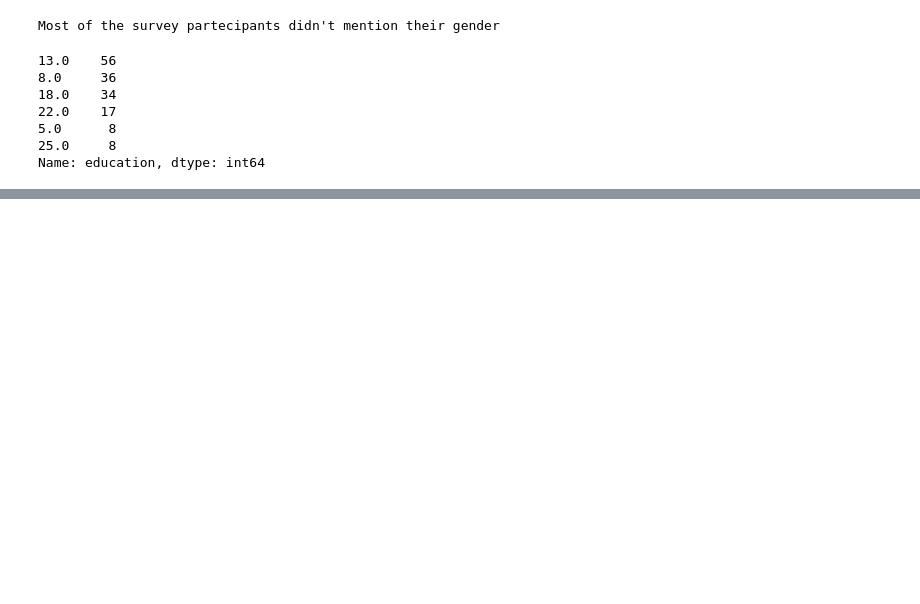
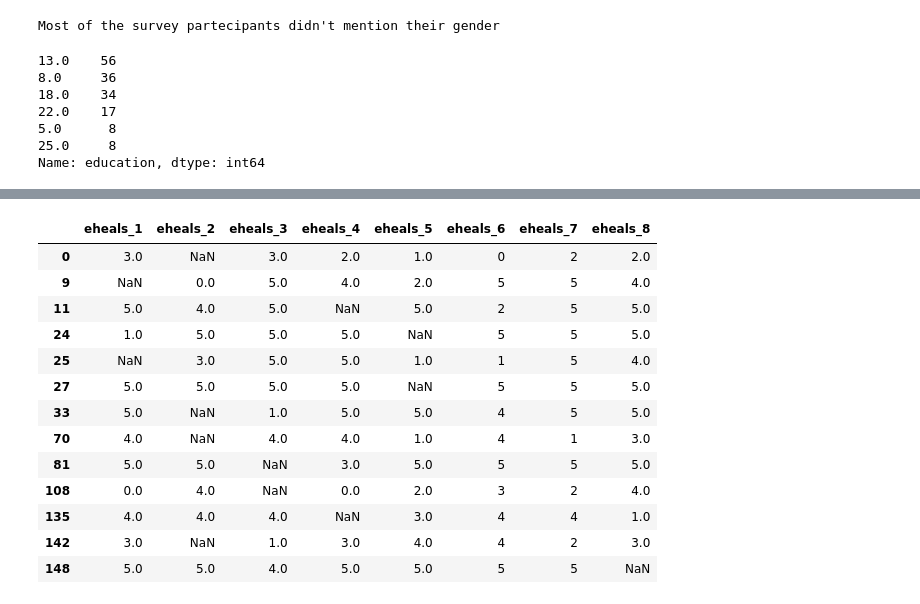
Before and after one commit to fede2500/E_healthProject, a Jupyter notebook: main/dataanalysis/expo.ipynb, the cells around one changed output, grey strips where cells are left out. Cells and saved outputs as stored; diff of their text form; code cells hidden in the pictures; blank space fills up the shorter version.

```diff
--- a/main/dataanalysis/expo.ipynb
+++ b/main/dataanalysis/expo.ipynb
@@ -131,0 +230,18 @@ eheals = data[eheals]
+# %%
+# finding the rows that has missing values in eheals
+eheals[eheals.isnull().any(axis=1)]
+# %% [output]
+|  | eheals_1 | eheals_2 | eheals_3 | eheals_4 | eheals_5 | eheals_6 | eheals_7 | eheals_8 |
+| 0 | 3.0 | NaN | 3.0 | 2.0 | 1.0 | 0 | 2 | 2.0 |
+| 9 | NaN | 0.0 | 5.0 | 4.0 | 2.0 | 5 | 5 | 4.0 |
+| 11 | 5.0 | 4.0 | 5.0 | NaN | 5.0 | 2 | 5 | 5.0 |
+| 24 | 1.0 | 5.0 | 5.0 | 5.0 | NaN | 5 | 5 | 5.0 |
+| 25 | NaN | 3.0 | 5.0 | 5.0 | 1.0 | 1 | 5 | 4.0 |
+| 27 | 5.0 | 5.0 | 5.0 | 5.0 | NaN | 5 | 5 | 5.0 |
+| 33 | 5.0 | NaN | 1.0 | 5.0 | 5.0 | 4 | 5 | 5.0 |
+| 70 | 4.0 | NaN | 4.0 | 4.0 | 1.0 | 4 | 1 | 3.0 |
+| 81 | 5.0 | 5.0 | NaN | 3.0 | 5.0 | 5 | 5 | 5.0 |
+| 108 | 0.0 | 4.0 | NaN | 0.0 | 2.0 | 3 | 2 | 4.0 |
+| 135 | 4.0 | 4.0 | 4.0 | NaN | 3.0 | 4 | 4 | 1.0 |
+| 142 | 3.0 | NaN | 1.0 | 3.0 | 4.0 | 4 | 2 | 3.0 |
+| 148 | 5.0 | 5.0 | 4.0 | 5.0 | 5.0 | 5 | 5 | NaN |
```
Also changed, not shown: parts of 12 cells of this notebook.
